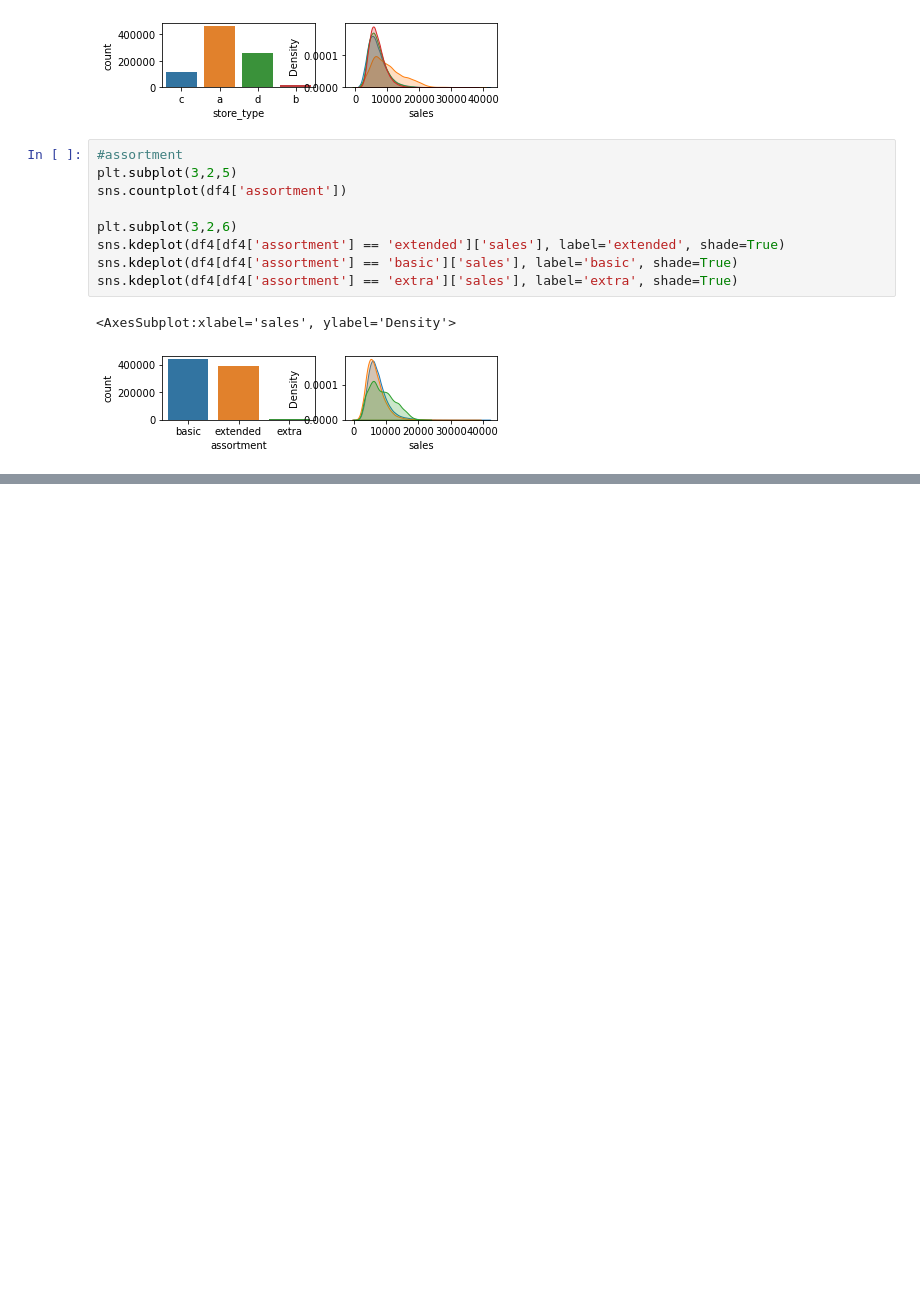
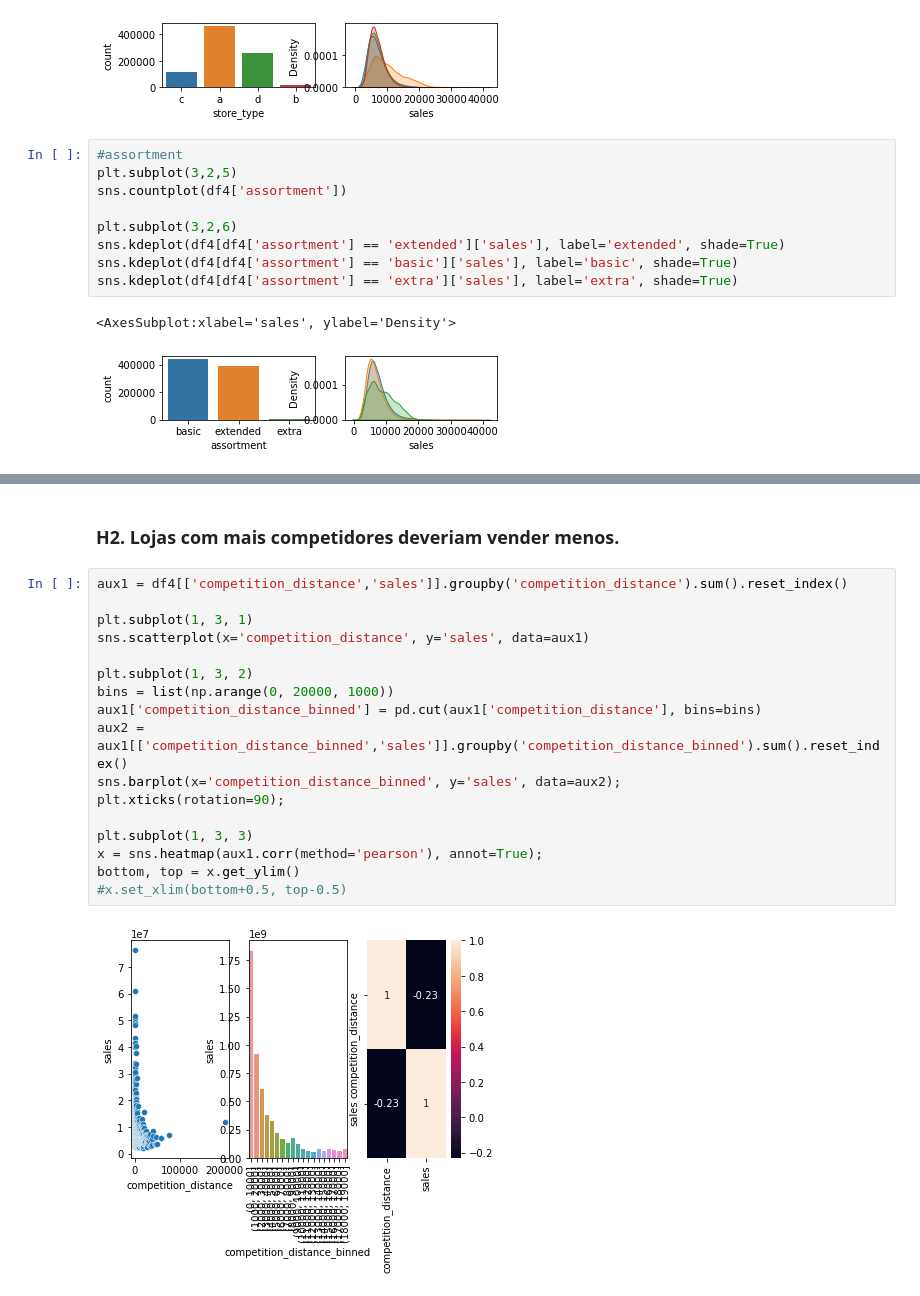
Before and after one commit to HenriqueCR1291/bossmann_project, a Jupyter notebook: m04_v01_stores_sales_prediction.ipynb, the cells around one changed output, grey strips where cells are left out. Cells and saved outputs as stored; diff of their text form; blank space fills up the shorter version.

```diff
--- a/m04_v01_stores_sales_prediction.ipynb
+++ b/m04_v01_stores_sales_prediction.ipynb
@@ -388,0 +409,21 @@ sns.kdeplot(df4[df4['assortment'] == 'extra']['sales'], label='extra', shade=Tru
+# %% [markdown]
+### H2. Lojas com mais competidores deveriam vender menos.
+# %%
+aux1 = df4[['competition_distance','sales']].groupby('competition_distance').sum().reset_index()
+
+plt.subplot(1, 3, 1)
+sns.scatterplot(x='competition_distance', y='sales', data=aux1)
+
+plt.subplot(1, 3, 2)
+bins = list(np.arange(0, 20000, 1000))
+aux1['competition_distance_binned'] = pd.cut(aux1['competition_distance'], bins=bins)
+aux2 = aux1[['competition_distance_binned','sales']].groupby('competition_distance_binned').sum().reset_index()
+sns.barplot(x='competition_distance_binned', y='sales', data=aux2);
+plt.xticks(rotation=90);
+
+plt.subplot(1, 3, 3)
+x = sns.heatmap(aux1.corr(method='pearson'), annot=True);
+bottom, top = x.get_ylim()
+#x.set_xlim(bottom+0.5, top-0.5)
+# %% [output]
+[figure, added]
```
Also changed, not shown: parts of 7 cells of this notebook.
